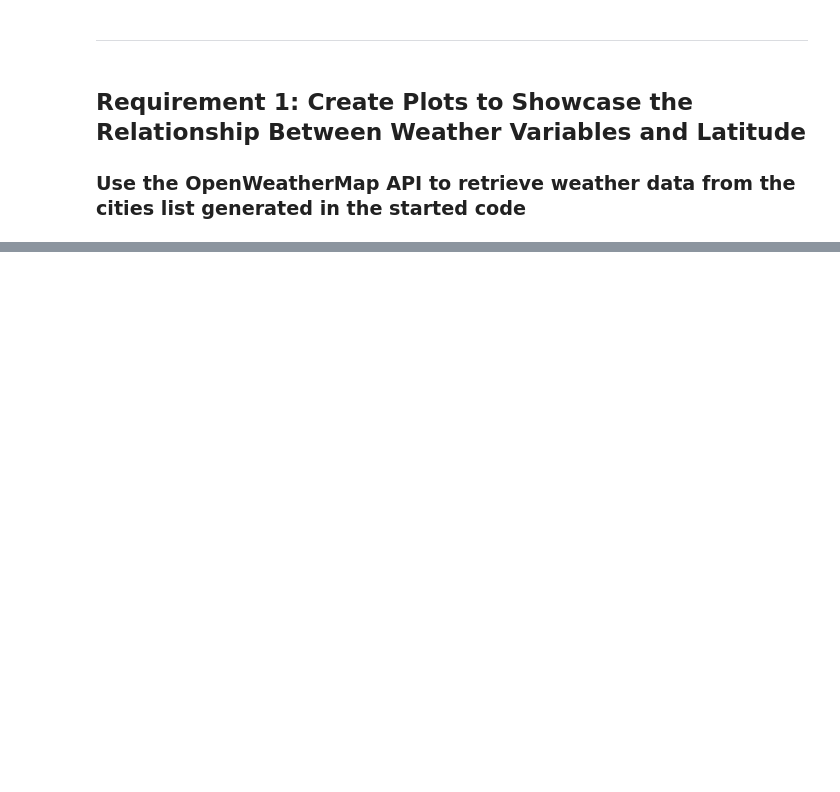
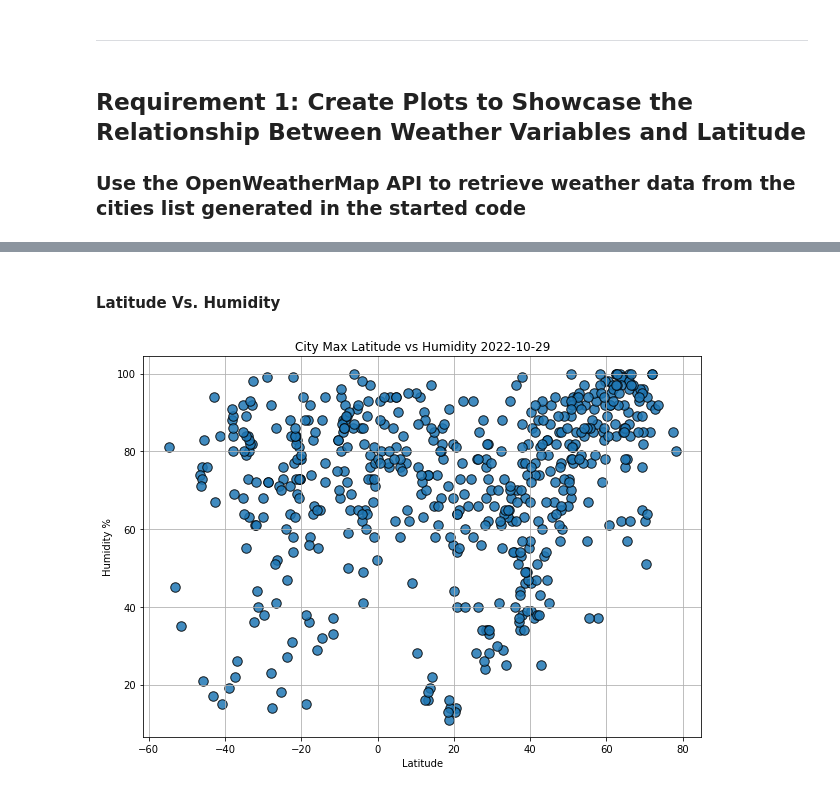
Before and after one commit to Kpfloogs/KP_Python_API_Challange, a Jupyter notebook: Starter_Code/starter_code/main_weatherpy.ipynb, the cells around one changed output, grey strips where cells are left out. Cells and saved outputs as stored; diff of their text form; code cells hidden in the pictures; blank space fills up the shorter version.

```diff
--- a/Starter_Code/starter_code/main_weatherpy.ipynb
+++ b/Starter_Code/starter_code/main_weatherpy.ipynb
@@ -159,0 +211,18 @@ ValueError: If using all scalar values, you must pass an index
+# %% [markdown]
+#### Latitude Vs. Humidity
+# %%
+# Build the scatter plots for latitude vs. humidity
+city_data_df.plot(kind="scatter", x="Lat", y="Humidity", grid=True, figsize=(10,7),
+              title="City Max Latitude vs Humidity 2022-10-29", alpha=.85, facecolors="blue", edgecolors='black', s=90)
+
+# Incorporate the other graph properties
+plt.xlabel("Latitude")
+plt.ylabel("Humidity %")
+
+# Save the figure
+# plt.savefig("../output_data/Fig2.png")
+
+# Show plot
+plt.show()
+# %% [output]
+[figure, added]
```
Also changed, not shown: parts of 32 cells of this notebook, 3 other files.
